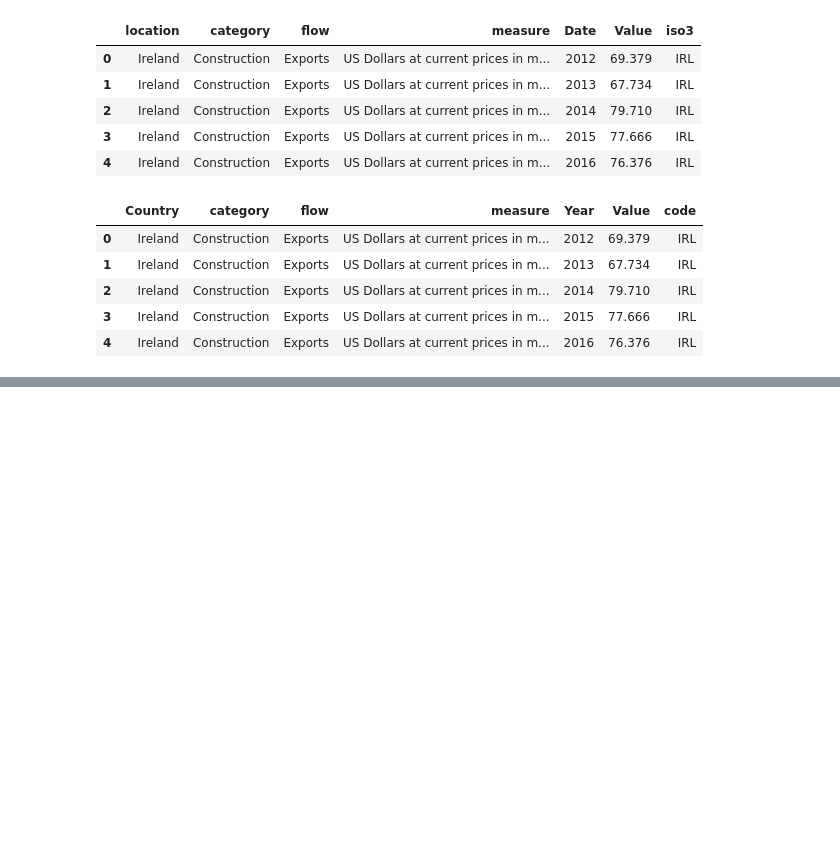
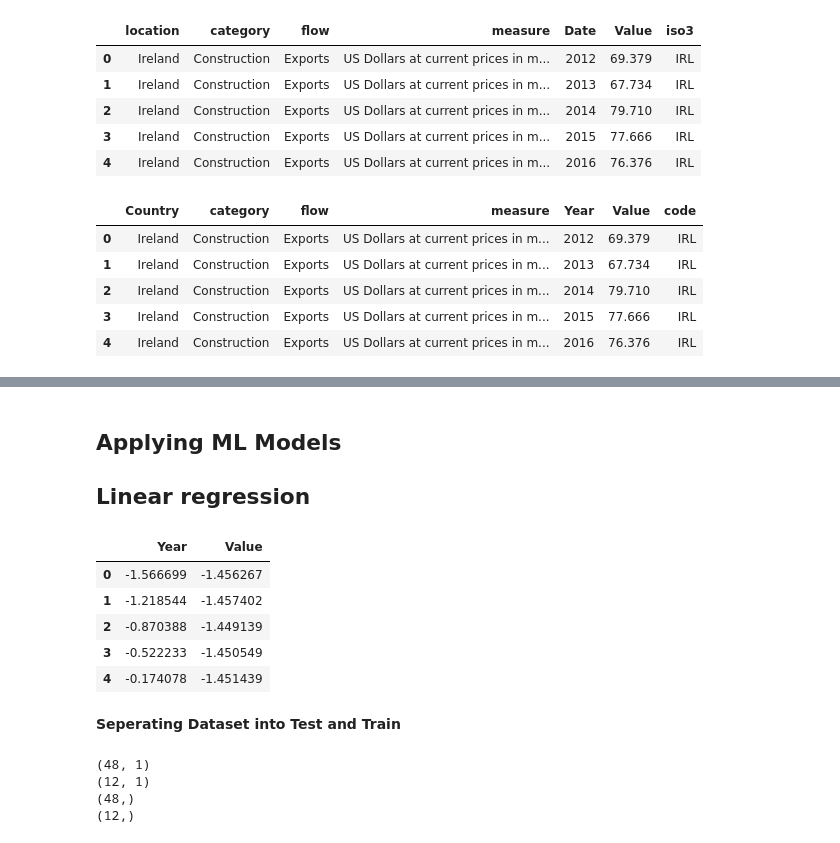
Before and after one commit to SandraMerchant/Project-No.-2, a Jupyter notebook: Project No.2.ipynb, the cells around one changed output, grey strips where cells are left out. Drawn from its saved outputs; the diff is of its cells as text; code cells hidden in the pictures; blank space fills up the shorter version.

```diff
--- a/Project No.2.ipynb
+++ b/Project No.2.ipynb
@@ -585,3 +618,30 @@ fig.update_layout(
 fig.show()
 # %% [output]
 [interactive output not drawn]
+# %% [markdown]
+## Applying ML Models
+## Linear regression
+# %%
+from sklearn.preprocessing import StandardScaler
+import pandas as pd
+
+# Scaled columns
+selected_columns = ['Year', 'Value']
+df_selected = Exp_and_Imp[selected_columns]
+
+# Create a StandardScaler object
+scaler = StandardScaler()
+
+# Scale the selected columns and create a new dataframe
+df_scale = pd.DataFrame(scaler.fit_transform(df_selected), columns=df_selected.columns)
+# %%
+df_scale.head()
+# %% [output]
+|  | Year | Value |
+| 0 | -1.566699 | -1.456267 |
+| 1 | -1.218544 | -1.457402 |
+| 2 | -0.870388 | -1.449139 |
+| 3 | -0.522233 | -1.450549 |
+| 4 | -0.174078 | -1.451439 |
+# %% [markdown]
+**Seperating Dataset into Test and Train**
@@ -587,0 +660,10 @@ fig.show()
+# %%
+print(X_train.shape)
+print(X_test.shape)
+print(Y_train.shape)
+print(Y_test.shape)
+# %% [output]
+(48, 1)
+(12, 1)
+(48,)
+(12,)
```
Also changed, not shown: parts of 17 cells of this notebook, 2 other files.
